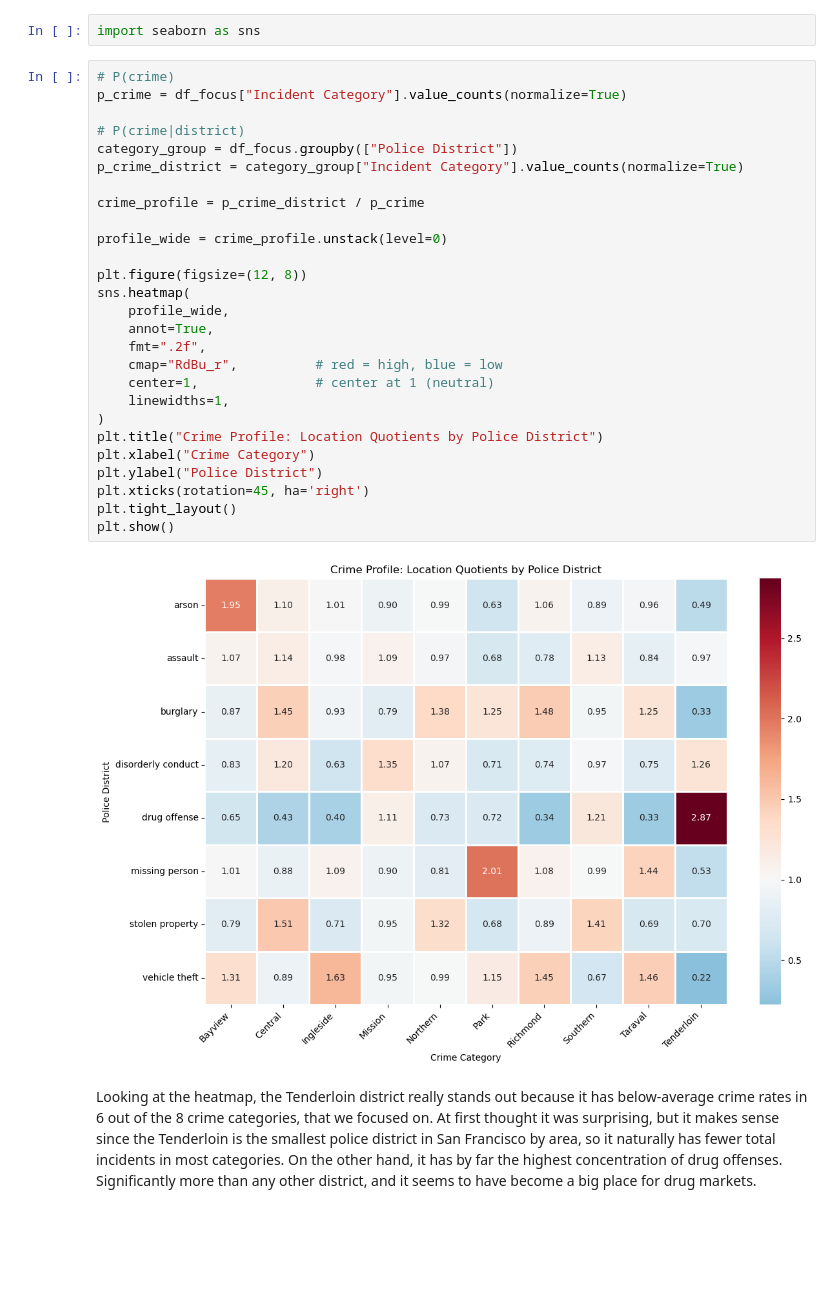
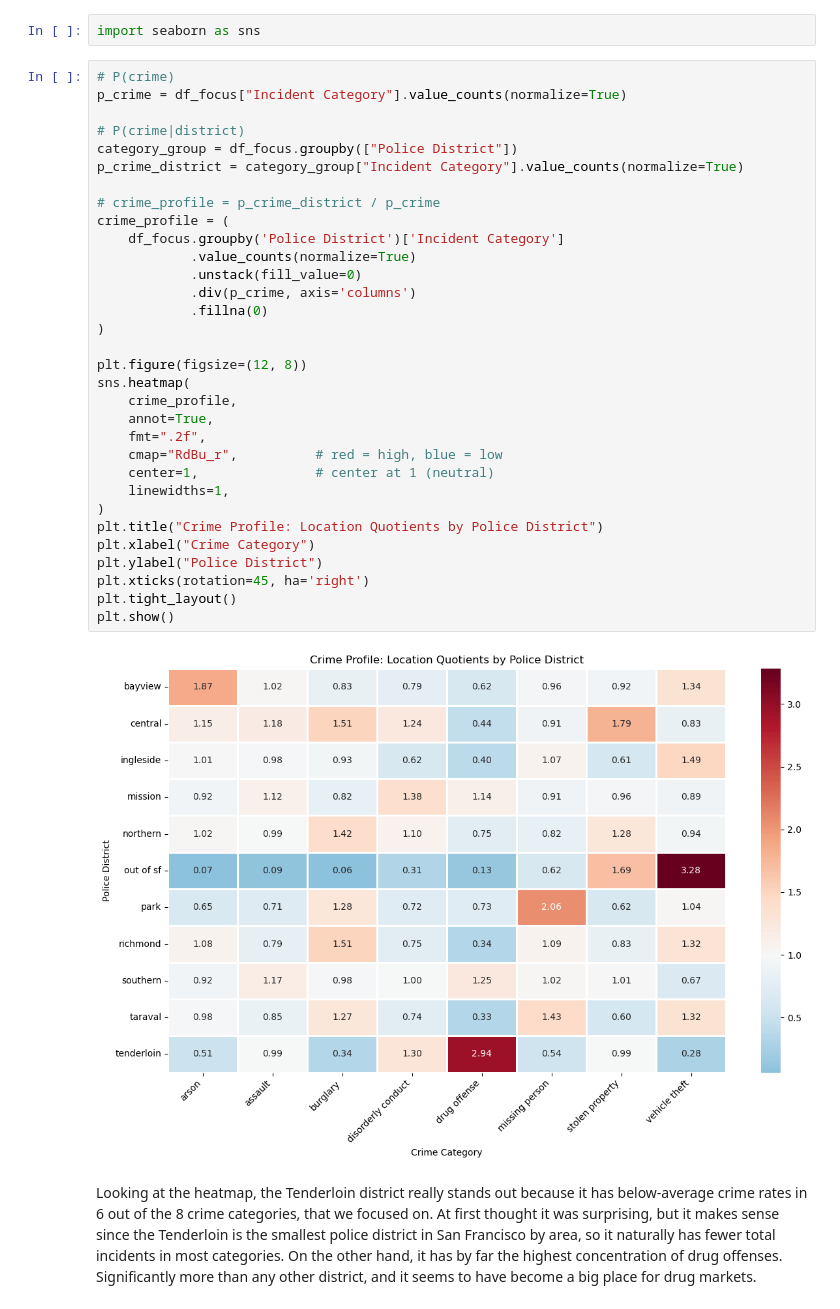
Before and after one commit to Yasmine-bou/Data_analysis, a Jupyter notebook: Assignment1.ipynb, the cells around one changed output. Cells and saved outputs as stored; diff of their text form; blank space fills up the shorter version.

Commit message:
changed crime profile calculation

```diff
--- a/Assignment1.ipynb
+++ b/Assignment1.ipynb
@@ -160,32 +160,37 @@ import seaborn as sns
 # %%
 # P(crime)
 p_crime = df_focus["Incident Category"].value_counts(normalize=True)
 
 # P(crime|district)
 category_group = df_focus.groupby(["Police District"])
 p_crime_district = category_group["Incident Category"].value_counts(normalize=True)
 
-crime_profile = p_crime_district / p_crime
-
-profile_wide = crime_profile.unstack(level=0)
+# crime_profile = p_crime_district / p_crime
+crime_profile = (
+    df_focus.groupby('Police District')['Incident Category']
+            .value_counts(normalize=True)
+            .unstack(fill_value=0)
+            .div(p_crime, axis='columns')
+            .fillna(0)
+)
 
 plt.figure(figsize=(12, 8))
 sns.heatmap(
-    profile_wide,
+    crime_profile,
     annot=True,
     fmt=".2f",
     cmap="RdBu_r",          # red = high, blue = low
     center=1,               # center at 1 (neutral)
     linewidths=1,
 )
 plt.title("Crime Profile: Location Quotients by Police District")
 plt.xlabel("Crime Category")
 plt.ylabel("Police District")
 plt.xticks(rotation=45, ha='right')
 plt.tight_layout()
 plt.show()
 # %% [output]
-[figure, old version]
+[figure, new version]
 # %% [markdown]
 Looking at the heatmap, the Tenderloin district really stands out because it has below-average crime rates in 6 out of the 8 crime categories, that we focused on. At first thought it was surprising, but it makes sense since the Tenderloin is the smallest police district in San Francisco by area, so it naturally has fewer total incidents in most categories. On the other hand, it has by far the highest concentration of drug offenses. Significantly more than any other district, and it seems to have become a big place for drug markets.
 # %% [markdown]
```
Also changed, not shown: parts of 4 cells of this notebook.
